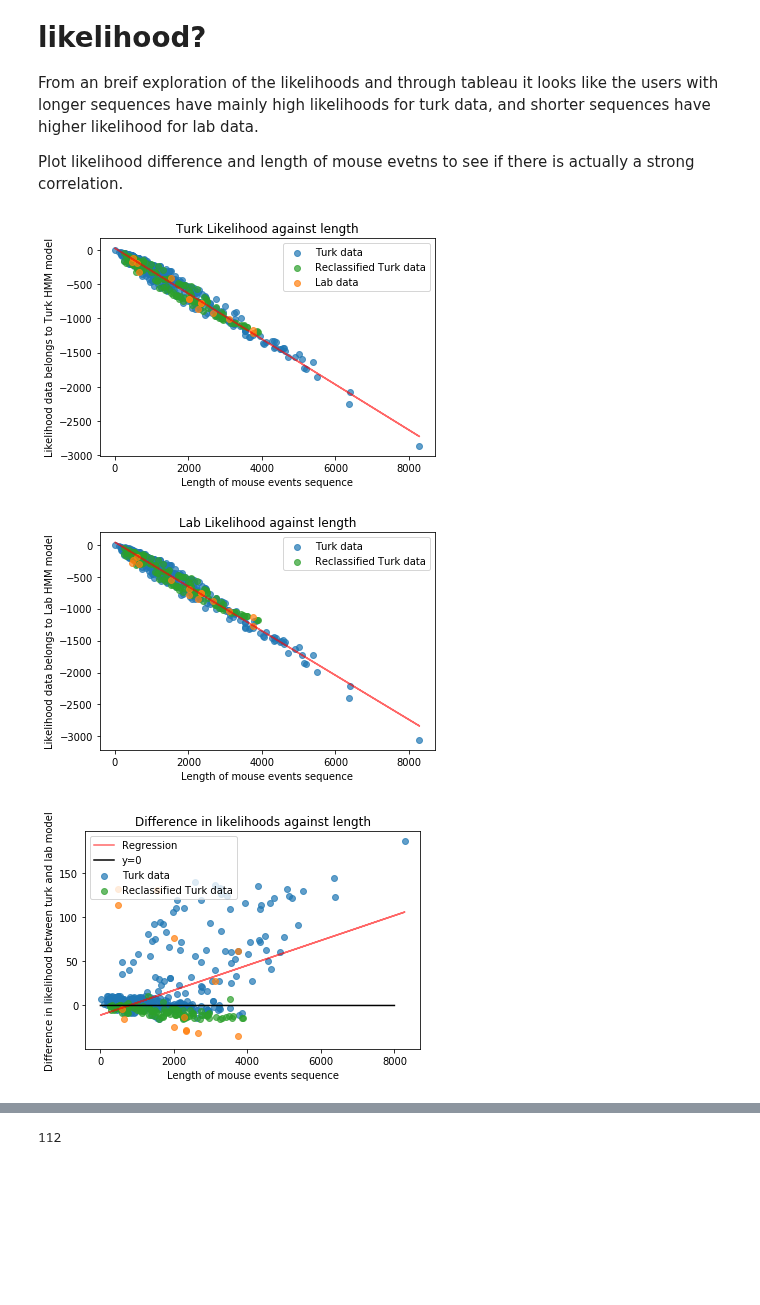
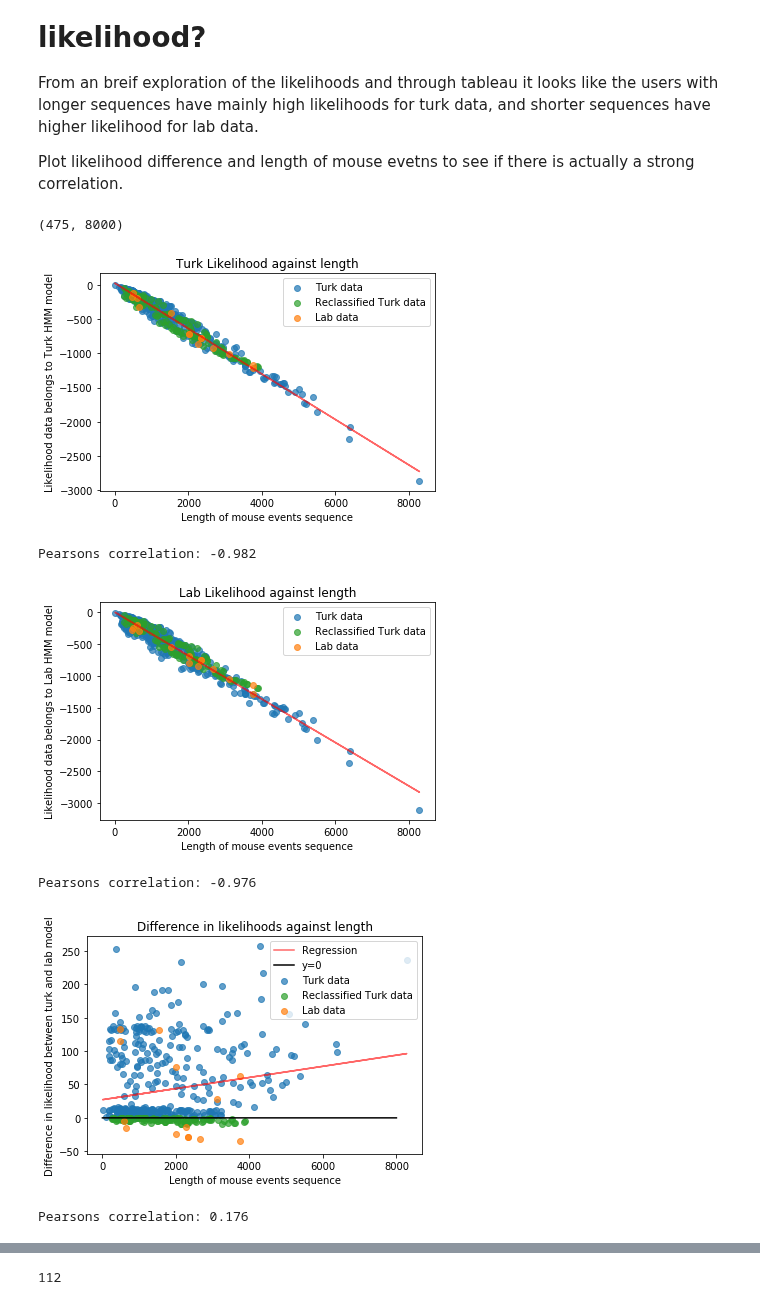
Before and after one commit to DJSaunders1997/Masters-Project, a Jupyter notebook: HMM.ipynb, the cells around one changed output, grey strips where cells are left out. Saved outputs shown, nothing was run; the diff lists cells and outputs as text; code cells hidden in the pictures; blank space fills up the shorter version.

Commit message:
Improved liklihood-length plots

```diff
--- a/HMM.ipynb
+++ b/HMM.ipynb
@@ -467,8 +468,11 @@ Turk likelihoods  Lab likelihoods  Difference              ID
 From an breif exploration of the likelihoods and through tableau it looks like the users with longer sequences have mainly high likelihoods for turk data, and shorter sequences have higher likelihood for lab data.
 
 Plot likelihood difference and length of mouse evetns to see if there is actually a strong correlation.
+# %%
+len(X.flatten()), len(y)
+# %% [output]
+(475, 8000)
 # %%
-
 # Turk plot
 fig, ax = plt.subplots()
 group = reclassified_turk_labels
@@ -495,6 +499,8 @@ plt.plot(X, pred, 'r', alpha=0.6)
 plt.legend()
 plt.show()
 
+corr, _ = pearsonr(X.flatten(), y.flatten())
+print('Pearsons correlation: %.3f' % corr)
 
 # Lab plot
 fig, ax = plt.subplots()
@@ -509,7 +515,7 @@ for g in np.unique(group):
         colour = 'C2'
     ax.scatter(np.array(turk_lengths)[i], np.array(df_turk_diff['Lab likelihoods'])[i], c=colour, label=label, alpha=0.7)
 
-plt.scatter(lab_lengths, df_lab_diff['Lab likelihoods'], c='C1', alpha=0.7)
+plt.scatter(lab_lengths, df_lab_diff['Lab likelihoods'], c='C1', alpha=0.7, label='Lab data')
 
 plt.title('Lab Likelihood against length')
 plt.xlabel('Length of mouse events sequence')
@@ -522,38 +528,46 @@ pred=reg.predict(X)
 plt.plot(X, pred, 'r', alpha=0.6)
 plt.legend()
 plt.show()
+
+corr, _ = pearsonr(X.flatten(), y.flatten())
+print('Pearsons correlation: %.3f' % corr)
 
 # Difference plot
 fig, ax = plt.subplots()
 group = reclassified_turk_labels
 for g in np.unique(group):
     i = np.where(group == g)
     if g == 0:
         label = 'Turk data'
         colour = 'C0'
     else:
         label = 'Reclassified Turk data'
         colour = 'C2'
     ax.scatter(np.array(turk_lengths)[i], np.array(df_turk_diff['Difference'])[i], c=colour, label=label, alpha=0.7)
 
-plt.scatter(lab_lengths, df_lab_diff['Difference'], c='C1', alpha=0.7)
+plt.scatter(lab_lengths, df_lab_diff['Difference'], c='C1', alpha=0.7, label='Lab data')
 plt.title('Difference in likelihoods against length')
 plt.xlabel('Length of mouse events sequence')
 plt.ylabel('Difference in likelihood between turk and lab model')
 
 X = np.append(turk_lengths, lab_lengths).reshape(-1,1)
 y = np.array(df_turk_diff['Difference'].append(df_lab_diff['Difference'])).reshape(-1,1)
 reg = LinearRegression().fit(X, y)
 pred=reg.predict(X)
 plt.plot(X, pred, 'r', alpha=0.6, label='Regression')
 
 x = np.linspace(0,8000,8000)
-y = 0*x
-plt.plot(x, y, 'k', label='y=0')
+Y = 0*x
+plt.plot(x, Y, 'k', label='y=0')
 plt.legend()
+plt.show()
 
-plt.show()
+corr, _ = pearsonr(X.flatten(), y.flatten())
+print('Pearsons correlation: %.3f' % corr)
 # %% [output]
 [figure]
+Pearsons correlation: -0.982
-[figure, old version]
+[figure, new version]
+Pearsons correlation: -0.976
-[figure, old version]
+[figure, new version]
+Pearsons correlation: 0.176
```
Also changed, not shown: parts of 12 cells of this notebook, 13 other files.
